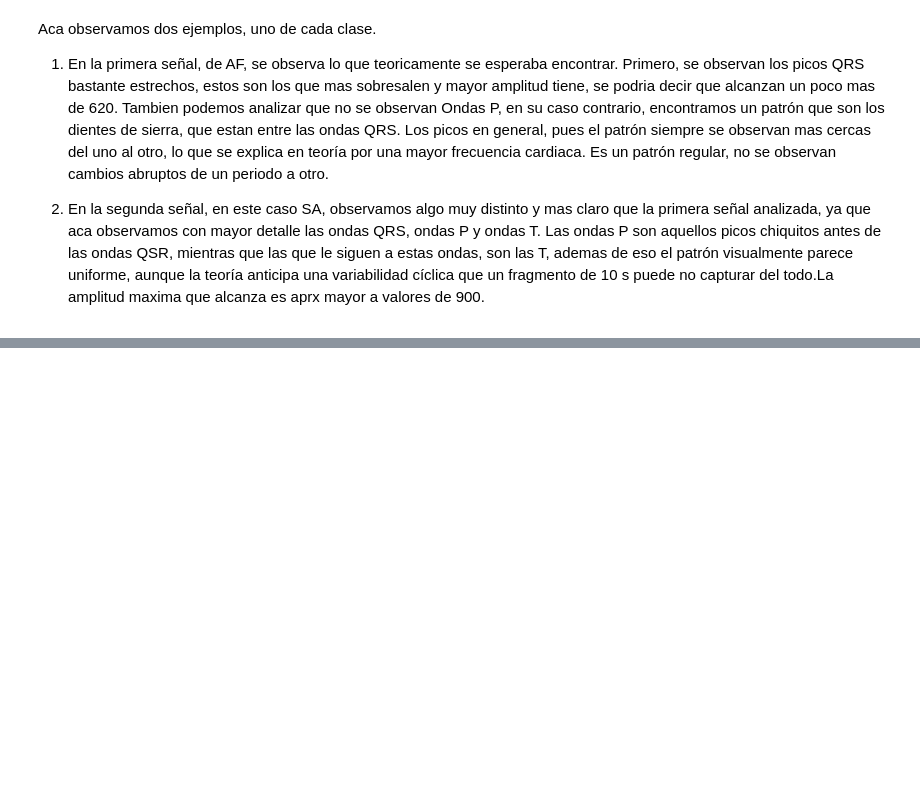
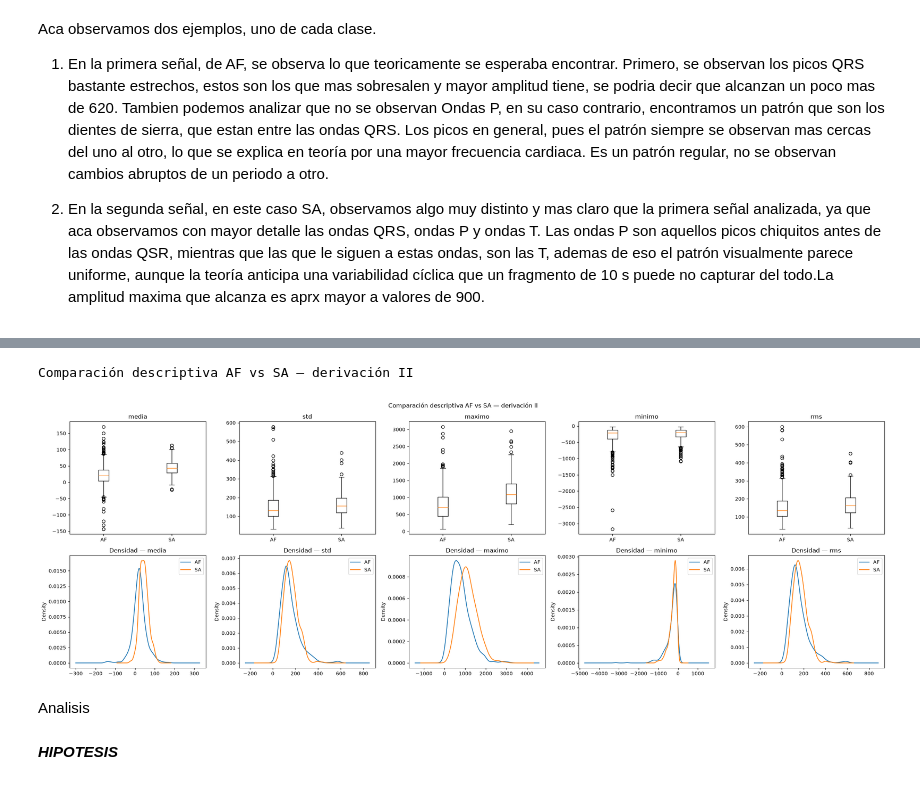
Before and after one commit to valentinamoralese/Biose-ales-Valentina-Morales-Paula-Garcia, a Jupyter notebook: Practica2_SegundaParte_Vale_Paula.ipynb, the cells around one changed output, grey strips where cells are left out. Saved outputs shown, nothing was run; the diff lists cells and outputs as text; code cells hidden in the pictures; blank space fills up the shorter version.

```diff
--- a/Practica2_SegundaParte_Vale_Paula.ipynb
+++ b/Practica2_SegundaParte_Vale_Paula.ipynb
@@ -263,0 +341,32 @@ Es un patrón regular, no se observan cambios abruptos de un periodo a otro.
+# %%
+
+print(f"Comparación descriptiva {grupo_a} vs {grupo_b} — derivación II")
+
+fig, axes = plt.subplots(2, len(variables), figsize=(24, 8))
+
+for i, var in enumerate(variables):
+    datos_a = df_stats[df_stats["Rhythm"] == grupo_a][var].dropna()
+    datos_b = df_stats[df_stats["Rhythm"] == grupo_b][var].dropna()
+
+    axes[0, i].boxplot([datos_a, datos_b], tick_labels=[grupo_a, grupo_b])
+    axes[0, i].set_title(var)
+
+    try:
+        datos_a.plot(kind="density", ax=axes[1, i], label=grupo_a)
+        datos_b.plot(kind="density", ax=axes[1, i], label=grupo_b)
+        axes[1, i].legend()
+    except Exception:
+        axes[1, i].text(0.5, 0.5, "Varianza insuficiente\npara estimar densidad",
+                        ha="center", va="center", transform=axes[1, i].transAxes)
+    axes[1, i].set_title(f"Densidad — {var}")
+
+fig.suptitle(f"Comparación descriptiva {grupo_a} vs {grupo_b} — derivación II")
+plt.tight_layout()
+plt.show()
+# %% [output]
+Comparación descriptiva AF vs SA — derivación II
+[figure, added]
+# %% [markdown]
+Analisis
+# %% [markdown]
+***HIPOTESIS***
```
Also changed, not shown: parts of 3 cells of this notebook.
